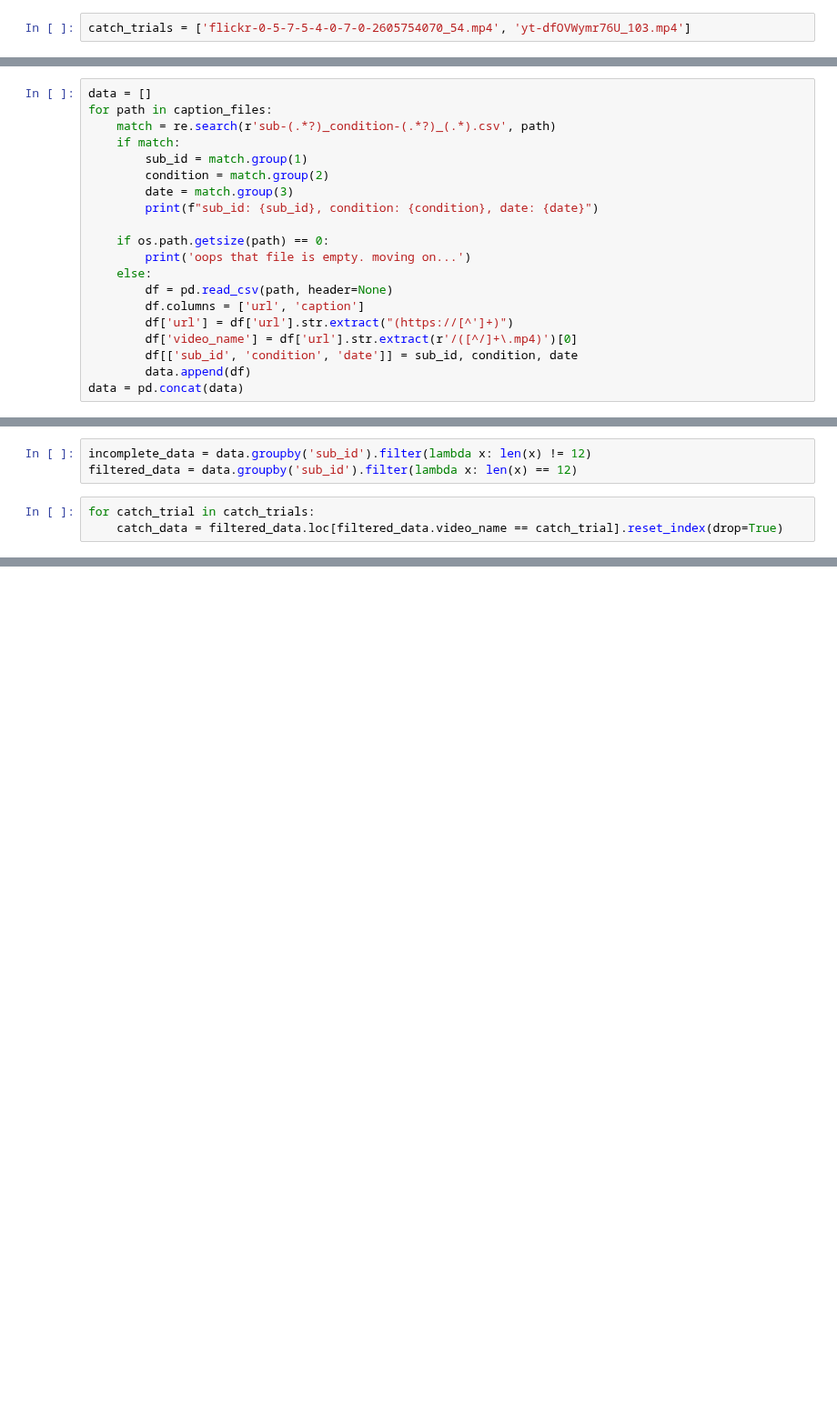
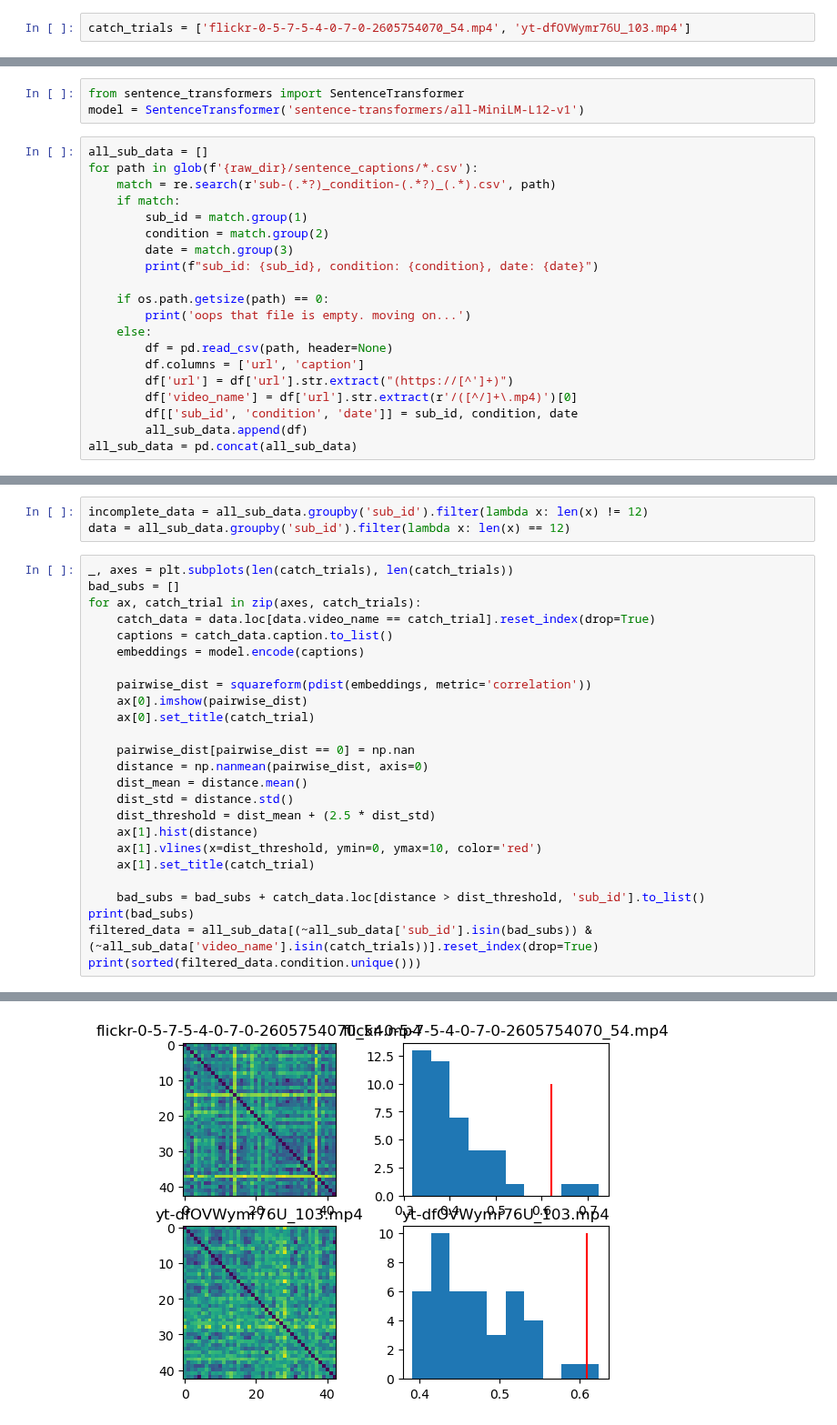
Before and after one commit to Isik-lab/SIfMRI_modeling, a Jupyter notebook: notebooks/preprocess_captions.ipynb, the cells around one changed output, grey strips where cells are left out. Shown at 91% size. Drawn from its saved outputs; the diff is of its cells as text; blank space fills up the shorter version.

```diff
--- a/notebooks/preprocess_captions.ipynb
+++ b/notebooks/preprocess_captions.ipynb
@@ -19,6 +71,9 @@ caption_files = glob(f'{raw_dir}/sentence_captions/*.csv')
+# %%
+from sentence_transformers import SentenceTransformer
+model = SentenceTransformer('sentence-transformers/all-MiniLM-L12-v1')
 # %%
-data = []
-for path in caption_files:
+all_sub_data = []
+for path in glob(f'{raw_dir}/sentence_captions/*.csv'):
     match = re.search(r'sub-(.*?)_condition-(.*?)_(.*).csv', path)
     if match:
         sub_id = match.group(1)
@@ -34,6 +89,6 @@ for path in caption_files:
         df['url'] = df['url'].str.extract("(https://[^']+)")
         df['video_name'] = df['url'].str.extract(r'/([^/]+\.mp4)')[0]
         df[['sub_id', 'condition', 'date']] = sub_id, condition, date
-        data.append(df)
-data = pd.concat(data)
+        all_sub_data.append(df)
+all_sub_data = pd.concat(all_sub_data)
 # %% [output]
@@ -57,6 +112,29 @@ sub_id: 5ce7046a9390750017b64ac6, condition: 01, date: 20230831142848
 # %%
-incomplete_data = data.groupby('sub_id').filter(lambda x: len(x) != 12)
-filtered_data = data.groupby('sub_id').filter(lambda x: len(x) == 12)
+incomplete_data = all_sub_data.groupby('sub_id').filter(lambda x: len(x) != 12)
+data = all_sub_data.groupby('sub_id').filter(lambda x: len(x) == 12)
 # %%
-for catch_trial in catch_trials:
-    catch_data = filtered_data.loc[filtered_data.video_name == catch_trial].reset_index(drop=True)
+_, axes = plt.subplots(len(catch_trials), len(catch_trials))
+bad_subs = []
+for ax, catch_trial in zip(axes, catch_trials):
+    catch_data = data.loc[data.video_name == catch_trial].reset_index(drop=True)
+    captions = catch_data.caption.to_list()
+    embeddings = model.encode(captions)
+
+    pairwise_dist = squareform(pdist(embeddings, metric='correlation'))
+    ax[0].imshow(pairwise_dist)
+    ax[0].set_title(catch_trial)
+
+    pairwise_dist[pairwise_dist == 0] = np.nan
+    distance = np.nanmean(pairwise_dist, axis=0)
+    dist_mean = distance.mean()
+    dist_std = distance.std()
+    dist_threshold = dist_mean + (2.5 * dist_std)
+    ax[1].hist(distance)
+    ax[1].vlines(x=dist_threshold, ymin=0, ymax=10, color='red')
+    ax[1].set_title(catch_trial)
+
+    bad_subs = bad_subs + catch_data.loc[distance > dist_threshold, 'sub_id'].to_list()
+print(bad_subs)
+filtered_data = all_sub_data[(~all_sub_data['sub_id'].isin(bad_subs)) & (~all_sub_data['video_name'].isin(catch_trials))].reset_index(drop=True)
+print(sorted(filtered_data.condition.unique()))
+# %% [output]
@@ -62,0 +143 @@ for catch_trial in catch_trials:
+[figure, added]
```
Also changed, not shown: parts of 16 cells of this notebook.
